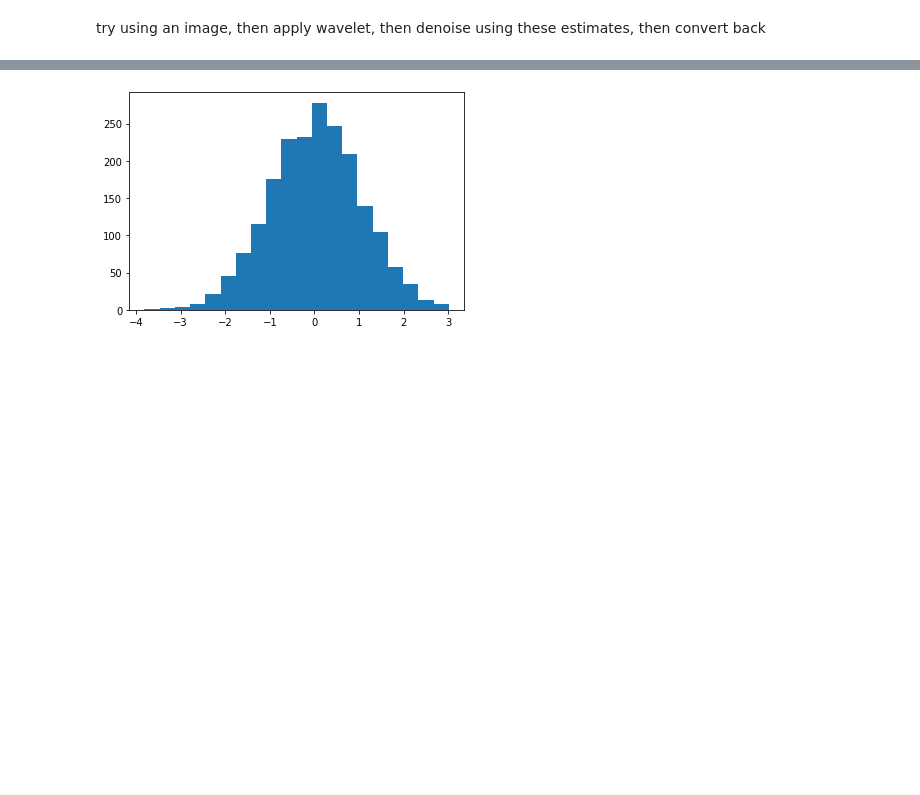
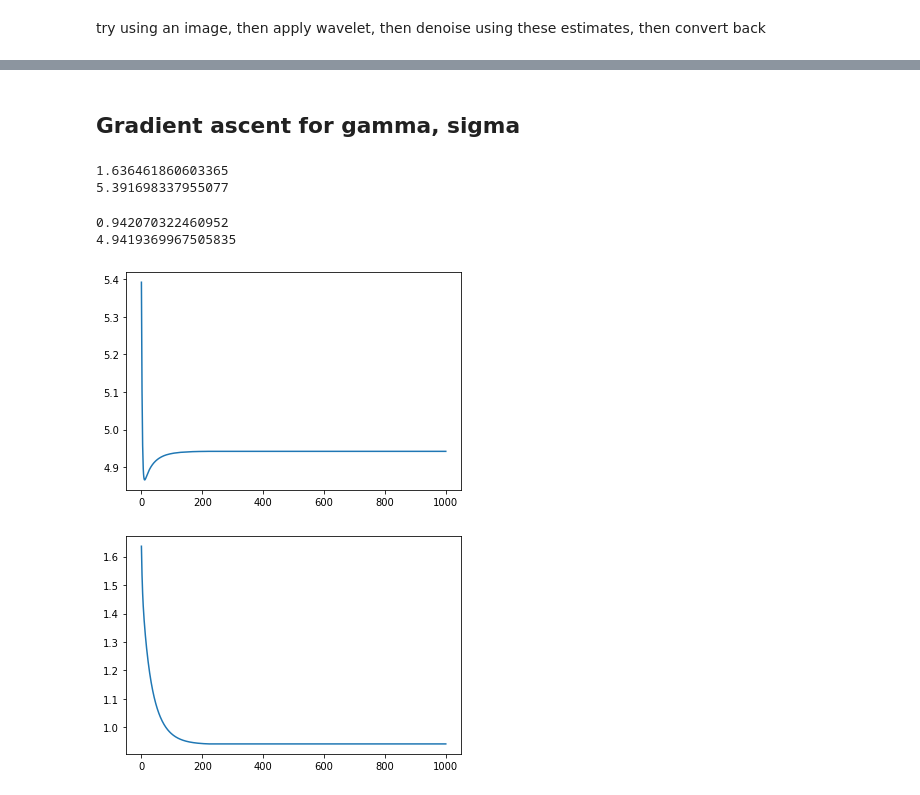
Before and after one commit to anvuongb/ece565_final, a Jupyter notebook: test.ipynb, the cells around one changed output, grey strips where cells are left out. Cells and saved outputs as stored; diff of their text form; code cells hidden in the pictures; blank space fills up the shorter version.

Commit message:
add estimating gamma, sigma code

```diff
--- a/test.ipynb
+++ b/test.ipynb
@@ -135,5 +109,2 @@ np.mean((s_map - s)**2)
-# %%
-plt.hist(x, bins=20)
-plt.show()
-# %% [output]
-[figure, removed]
+# %% [markdown]
+## Gradient ascent for gamma, sigma
@@ -139,0 +176,35 @@ plt.show()
+# %%
+sigma = 1
+gamma = 5
+n = np.random.randn(N_data)*sigma
+s = np.random.laplace(scale=gamma, size=N_data)
+x = n + s
+# %%
+sigma_init = sigma + np.random.randn()
+while sigma_init < 0:
+    sigma_init = sigma + np.random.randn()
+
+print(sigma_init)
+
+gamma_init = gamma + np.random.randn()
+while gamma_init < 0:
+    gamma_init = gamma + np.random.randn()
+
+print(gamma_init)
+# %% [output]
+1.636461860603365
+5.391698337955077
+# %%
+gamma_curr, sigma_curr, gamma_list, sigma_list = ml_estimate_sigma_gamma(x, gamma_init, sigma_init, max_steps=1000)
+print(sigma_curr)
+print(gamma_curr)
+
+plt.plot(gamma_list)
+plt.show()
+plt.plot(sigma_list)
+plt.show()
+# %% [output]
+0.942070322460952
+4.9419369967505835
+[figure, added]
+[figure, added]
```
Also changed, not shown: parts of 7 cells of this notebook, 3 other files.
